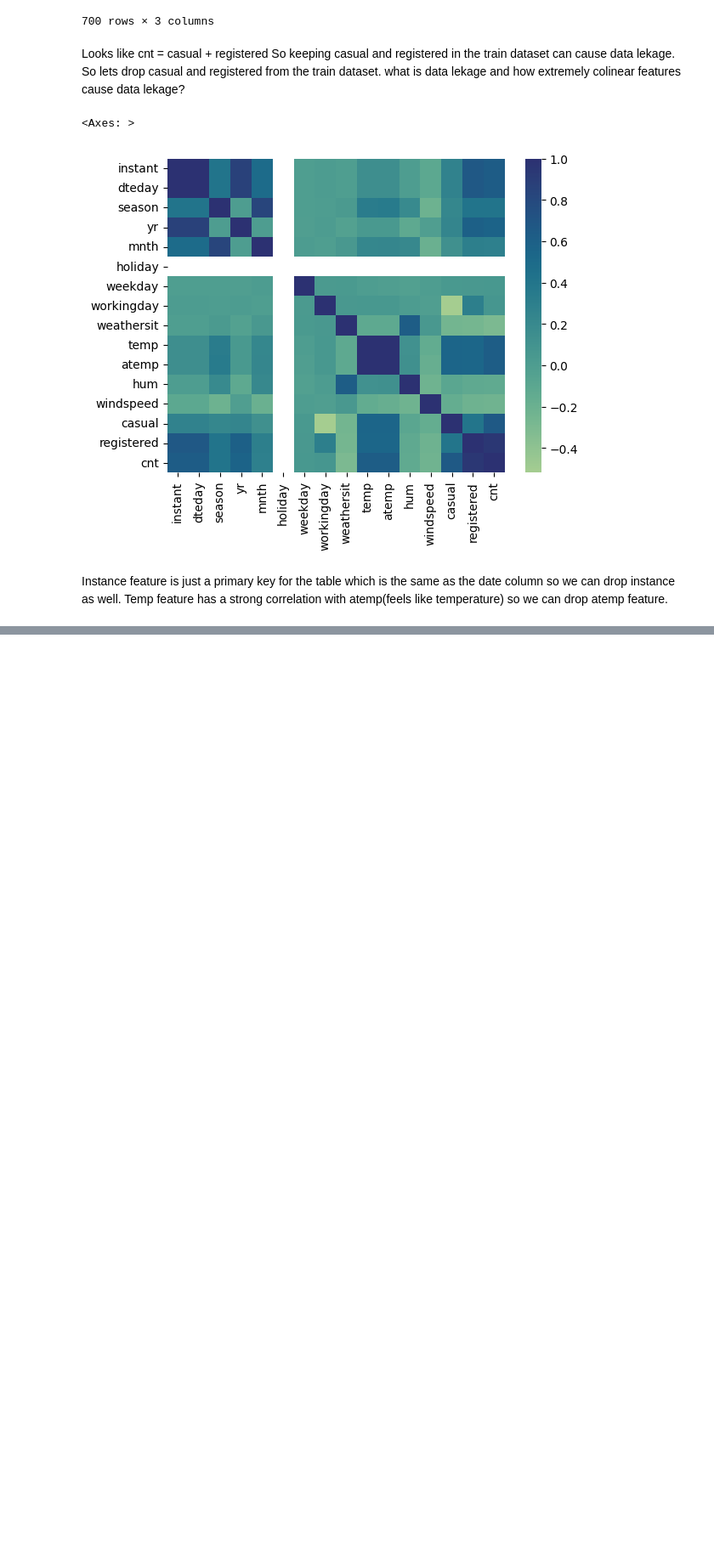
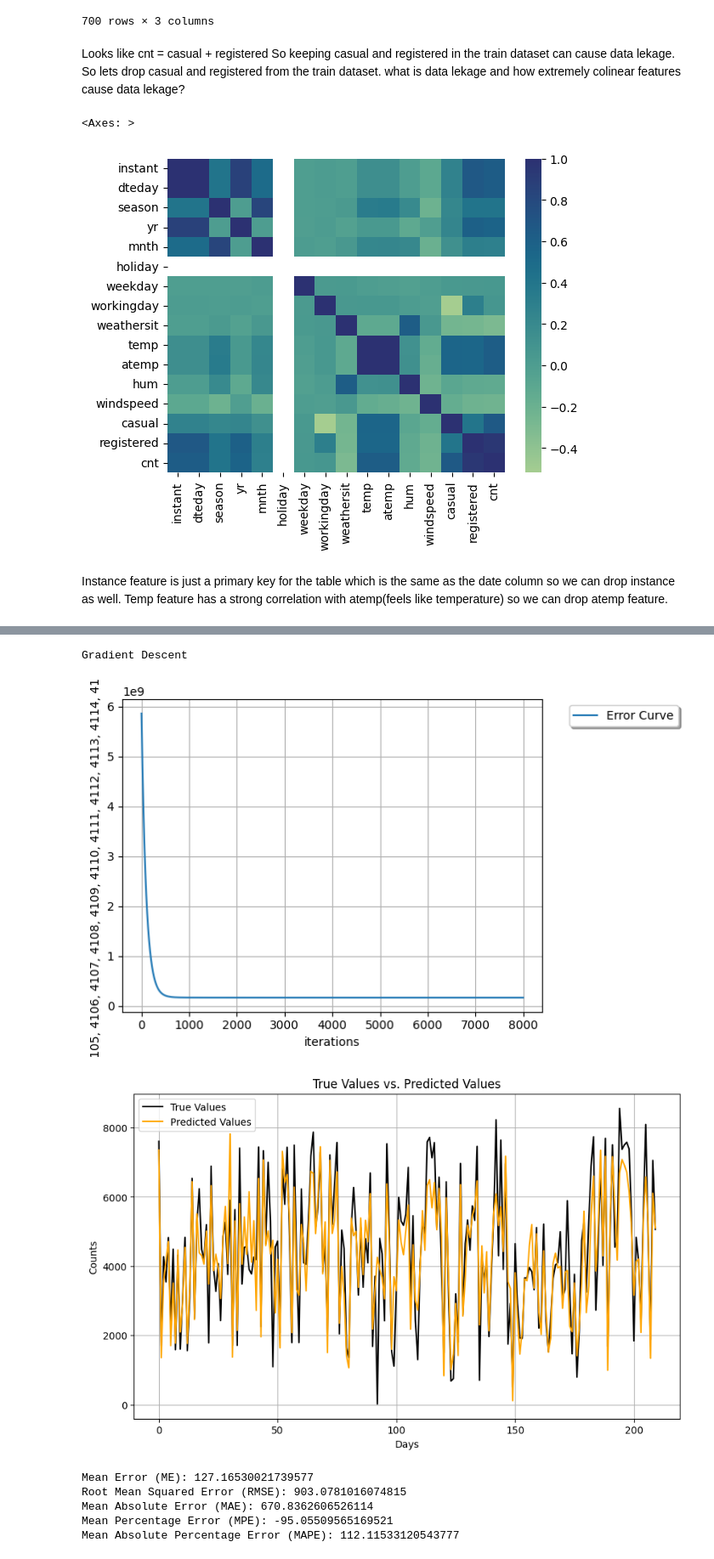
Before and after one commit to Aryan120798/BlueBike, a Jupyter notebook: BlueBike.ipynb, the cells around one changed output, grey strips where cells are left out. Shown at 85% size. Cells and saved outputs as stored; diff of their text form; code cells hidden in the pictures; blank space fills up the shorter version.

```diff
--- a/BlueBike.ipynb
+++ b/BlueBike.ipynb
@@ -354,0 +409,14 @@ class Linear_Regression:
+# %%
+# Gradient Descent without Regularization
+
+lr = Linear_Regression(X.iloc[:, 1:], y, max_iteration=8000, epsilon=0.03, learning_rate=0.00001, lambda_ = 0.01, sgd = False, gd = True, regularization=False)
+lr.fit()
+# %% [output]
+Gradient Descent
+[figure, added]
+[figure, added]
+Mean Error (ME): 127.16530021739577
+Root Mean Squared Error (RMSE): 903.0781016074815
+Mean Absolute Error (MAE): 670.8362606526114
+Mean Percentage Error (MPE): -95.05509565169521
+Mean Absolute Percentage Error (MAPE): 112.11533120543777
```
Also changed, not shown: parts of 8 cells of this notebook.
